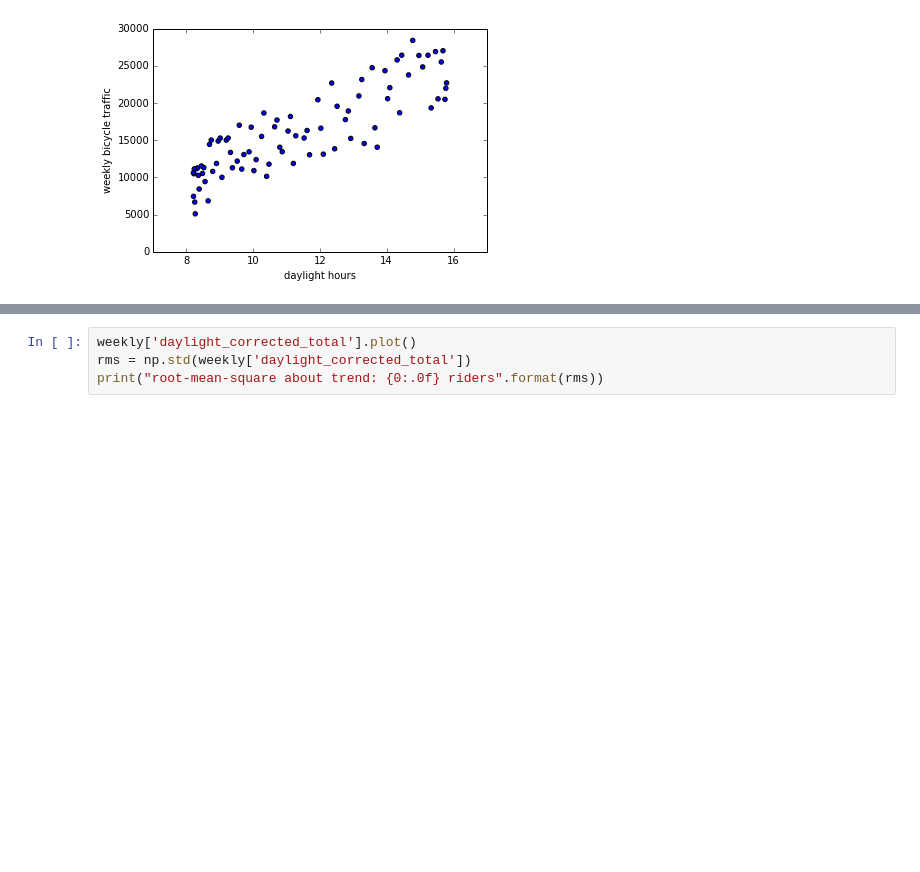
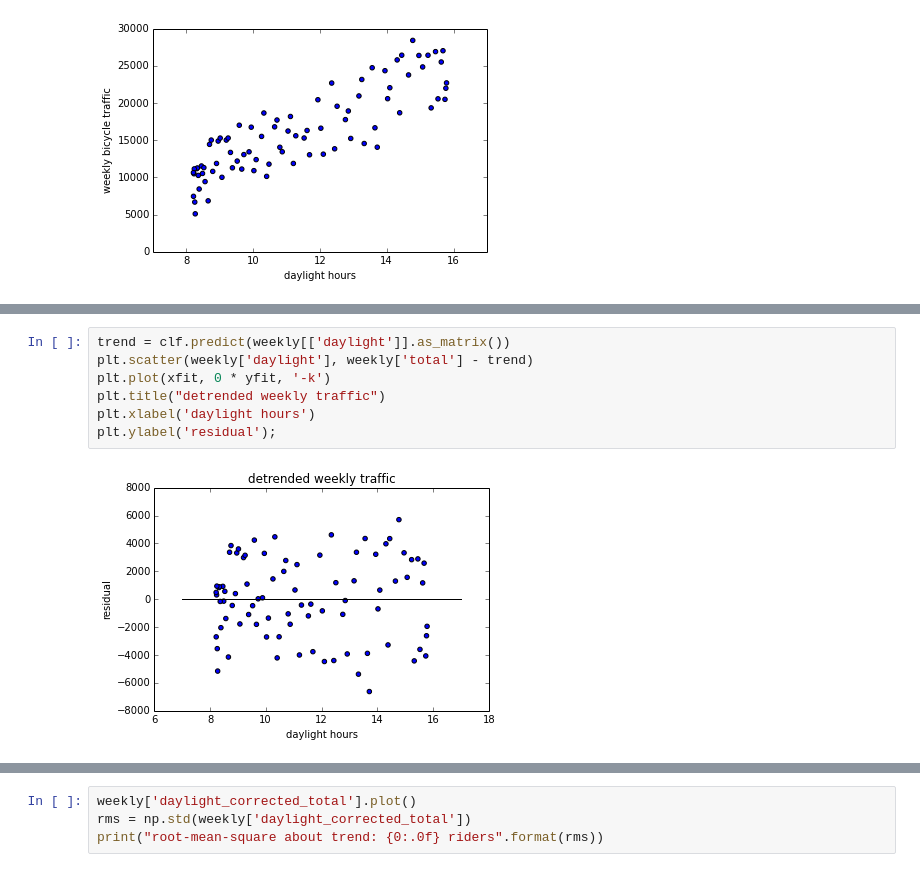
Before and after one commit to jakevdp/SeattleBike, a Jupyter notebook: SeattleCycling.ipynb, the cells around one changed output, grey strips where cells are left out. Drawn from its saved outputs; the diff is of its cells as text; blank space fills up the shorter version.

```diff
--- a/SeattleCycling.ipynb
+++ b/SeattleCycling.ipynb
@@ -71,3 +76,12 @@ plt.ylabel('weekly bicycle traffic');
+# %%
+trend = clf.predict(weekly[['daylight']].as_matrix())
+plt.scatter(weekly['daylight'], weekly['total'] - trend)
+plt.plot(xfit, 0 * yfit, '-k')
+plt.title("detrended weekly traffic")
+plt.xlabel('daylight hours')
+plt.ylabel('residual');
+# %% [output]
+[figure, added]
 # %%
 weekly[['total', 'daylight_trend']].plot()
 plt.ylabel("total weekly riders");
```
Also changed, not shown: parts of 10 cells of this notebook, 1 other file.
